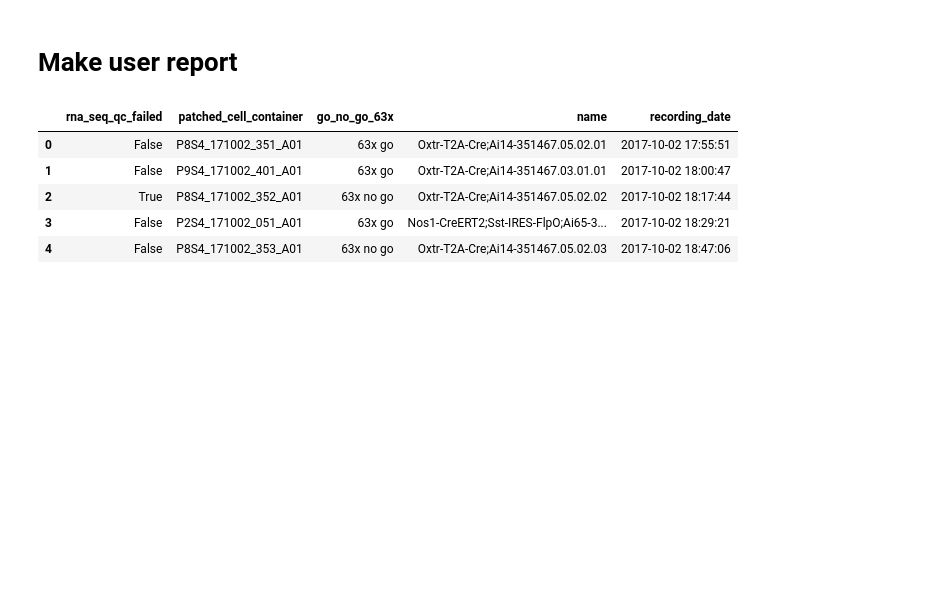
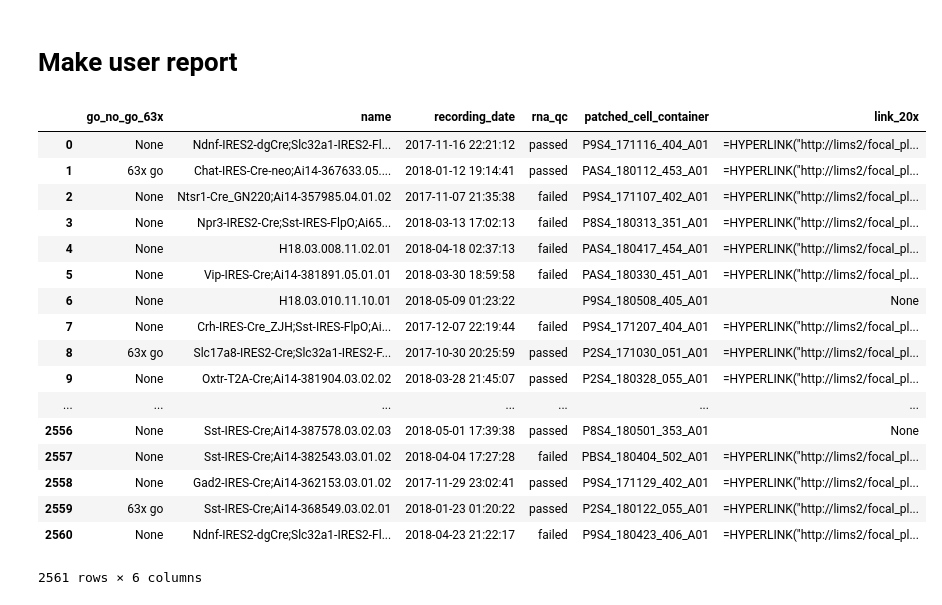
Before and after one commit to lindsayng/analysis, a Jupyter notebook: Functions.ipynb, the cells around one changed output. Drawn from its saved outputs; the diff is of its cells as text; code cells hidden in the pictures; blank space fills up the shorter version.

Commit message:
updated query

```diff
--- a/Functions.ipynb
+++ b/Functions.ipynb
@@ -92,33 +97,59 @@ def per_user(P_number):
     print "QC pass percentage:", float((cell_count(P_number,qcpass)))/float((cell_count(P_number,master_df)))
     print "Cells imaged at 63x:", cell_count(P_number,imagego)
 # %%
-query = "WITH do_63x(cell_id, go) AS (SELECT DISTINCT cell.id, array_to_string(array_agg(DISTINCT tag.name), ' _AND_ ') \
-FROM specimens cell JOIN ephys_roi_results err ON err.id = cell.ephys_roi_result_id \
-JOIN specimen_tags_specimens sptagsp ON sptagsp.specimen_id = cell.id \
-JOIN specimen_tags tag ON tag.id = sptagsp.specimen_tag_id AND tag.id in (602120185,602122082) \
-GROUP BY cell.id ORDER BY 1) \
-SELECT s.patched_cell_container, err.recording_date, do_63x.go AS go_no_go_63x, ra.failed AS RNA_seq_QC_Failed, s.name \
-FROM specimens s \
-LEFT JOIN projects proj ON s.project_id = proj.id \
-LEFT JOIN do_63x ON do_63x.cell_id = s.id \
-LEFT JOIN ephys_roi_results err ON s.ephys_roi_result_id = err.id \
-LEFT JOIN rna_amplification_inputs rai on rai.sample_id = s.id \
-LEFT JOIN rna_amplifications ra on ra.id = rai.rna_amplification_id \
-WHERE proj.code <> 'mMPATCH' AND \
-s.patched_cell_container IS NOT NULL \
-AND err.recording_date > '2017-10-01'"
+query = """
+WITH do_63x(cell_id, go) AS (SELECT DISTINCT cell.id, array_to_string(array_agg(DISTINCT tag.name), ' _AND_ ')
+FROM specimens cell JOIN ephys_roi_results err ON err.id = cell.ephys_roi_result_id
+JOIN specimen_tags_specimens sptagsp ON sptagsp.specimen_id = cell.id
+JOIN specimen_tags tag ON tag.id = sptagsp.specimen_tag_id AND tag.id in (602120185,602122082)
+GROUP BY cell.id ORDER BY 1),
+imgs20 AS (WITH tag_list AS (SELECT DISTINCT ims.id AS ims_id, imst.name AS tag FROM image_series ims
+JOIN image_series_image_series_tags ims2imst ON ims2imst.image_series_id = ims.id
+JOIN image_series_tags imst ON imst.id = ims2imst.image_series_tag_id
+ORDER BY 1,2)
+SELECT DISTINCT ims.id AS image_series_id, ims.workflow_state AS workflow_state, ims.specimen_id,
+ARRAY_TO_STRING(ARRAY_AGG(DISTINCT tag_list.tag), '_AND_') AS tags FROM image_series ims
+LEFT JOIN tag_list ON tag_list.ims_id = ims.id
+WHERE ims.type = 'FocalPlaneImageSeries' AND is_stack = false
+GROUP BY ims.id, ims.workflow_state, ims.specimen_id)
+SELECT DISTINCT s.patched_cell_container, err.recording_date, do_63x.go AS go_no_go_63x, CASE WHEN ra.id IS NOT NULL THEN (CASE WHEN ra.failed = 't' THEN 'failed' ELSE 'passed' END) ELSE '' END AS rna_qc, s.name,
+'=HYPERLINK("http://lims2/focal_plane_image_series?id=' || imgs20.image_series_id || '")' as link_20x
+FROM specimens s
+LEFT JOIN projects proj ON s.project_id = proj.id
+LEFT JOIN do_63x ON do_63x.cell_id = s.id
+JOIN specimens slice ON s.parent_id = slice.id
+LEFT JOIN ephys_roi_results err ON s.ephys_roi_result_id = err.id
+LEFT JOIN rna_amplification_inputs rai on rai.sample_id = s.id
+LEFT JOIN imgs20 ON slice.id = imgs20.specimen_id
+LEFT JOIN rna_amplifications ra on ra.id = rai.rna_amplification_id
+WHERE proj.code <> 'mMPATCH' AND
+s.patched_cell_container IS NOT NULL
+AND err.recording_date > '2017-10-01'
+"""
+
 
 #AND (err.recording_date > '2017-10-01' OR err.recording_date IS NULL)
 #AND err.recording_date > '2017-10-01'
 
 master_df = get_lims_dataframe(query)
-#master_df.sort_values("patched_cell_container", axis = 0, inplace = True)
-master_df.head()
+master_df
 # %% [output]
-|  | rna_seq_qc_failed | patched_cell_container | go_no_go_63x | name | recording_date |
-| 0 | False | P8S4_171002_351_A01 | 63x go | Oxtr-T2A-Cre;Ai14-351467.05.02.01 | 2017-10-02 17:55:51 |
-| 1 | False | P9S4_171002_401_A01 | 63x go | Oxtr-T2A-Cre;Ai14-351467.03.01.01 | 2017-10-02 18:00:47 |
-| 2 | True | P8S4_171002_352_A01 | 63x no go | Oxtr-T2A-Cre;Ai14-351467.05.02.02 | 2017-10-02 18:17:44 |
-| 3 | False | P2S4_171002_051_A01 | 63x go | Nos1-CreERT2;Sst-IRES-FlpO;Ai65-3... | 2017-10-02 18:29:21 |
-| 4 | False | P8S4_171002_353_A01 | 63x no go | Oxtr-T2A-Cre;Ai14-351467.05.02.03 | 2017-10-02 18:47:06 |
+|  | go_no_go_63x | name | recording_date | rna_qc | patched_cell_container | link_20x |
+| 0 | None | Ndnf-IRES2-dgCre;Slc32a1-IRES2-Fl... | 2017-11-16 22:21:12 | passed | P9S4_171116_404_A01 | =HYPERLINK("http://lims2/focal_pl... |
+| 1 | 63x go | Chat-IRES-Cre-neo;Ai14-367633.05.... | 2018-01-12 19:14:41 | passed | PAS4_180112_453_A01 | =HYPERLINK("http://lims2/focal_pl... |
+| 2 | None | Ntsr1-Cre_GN220;Ai14-357985.04.01.02 | 2017-11-07 21:35:38 | failed | P9S4_171107_402_A01 | =HYPERLINK("http://lims2/focal_pl... |
+| 3 | None | Npr3-IRES2-Cre;Sst-IRES-FlpO;Ai65... | 2018-03-13 17:02:13 | failed | P8S4_180313_351_A01 | =HYPERLINK("http://lims2/focal_pl... |
+| 4 | None | H18.03.008.11.02.01 | 2018-04-18 02:37:13 | failed | PAS4_180417_454_A01 | =HYPERLINK("http://lims2/focal_pl... |
+| 5 | None | Vip-IRES-Cre;Ai14-381891.05.01.01 | 2018-03-30 18:59:58 | failed | PAS4_180330_451_A01 | =HYPERLINK("http://lims2/focal_pl... |
+| 6 | None | H18.03.010.11.10.01 | 2018-05-09 01:23:22 |  | P9S4_180508_405_A01 | None |
+| 7 | None | Crh-IRES-Cre_ZJH;Sst-IRES-FlpO;Ai... | 2017-12-07 22:19:44 | failed | P9S4_171207_404_A01 | =HYPERLINK("http://lims2/focal_pl... |
+| 8 | 63x go | Slc17a8-IRES2-Cre;Slc32a1-IRES2-F... | 2017-10-30 20:25:59 | passed | P2S4_171030_051_A01 | =HYPERLINK("http://lims2/focal_pl... |
+| 9 | None | Oxtr-T2A-Cre;Ai14-381904.03.02.02 | 2018-03-28 21:45:07 | passed | P2S4_180328_055_A01 | =HYPERLINK("http://lims2/focal_pl... |
+| ... | ... | ... | ... | ... | ... | ... |
+| 2556 | None | Sst-IRES-Cre;Ai14-387578.03.02.03 | 2018-05-01 17:39:38 | passed | P8S4_180501_353_A01 | None |
+| 2557 | None | Sst-IRES-Cre;Ai14-382543.03.01.02 | 2018-04-04 17:27:28 | failed | PBS4_180404_502_A01 | =HYPERLINK("http://lims2/focal_pl... |
+| 2558 | None | Gad2-IRES-Cre;Ai14-362153.03.01.02 | 2017-11-29 23:02:41 | passed | P9S4_171129_402_A01 | =HYPERLINK("http://lims2/focal_pl... |
+| 2559 | 63x go | Sst-IRES-Cre;Ai14-368549.03.02.01 | 2018-01-23 01:20:22 | passed | P2S4_180122_055_A01 | =HYPERLINK("http://lims2/focal_pl... |
+| 2560 | None | Ndnf-IRES2-dgCre;Slc32a1-IRES2-Fl... | 2018-04-23 21:22:17 | failed | P9S4_180423_406_A01 | =HYPERLINK("http://lims2/focal_pl... |
+2561 rows × 6 columns
 # %%
```
Also changed, not shown: parts of 6 cells of this notebook.
